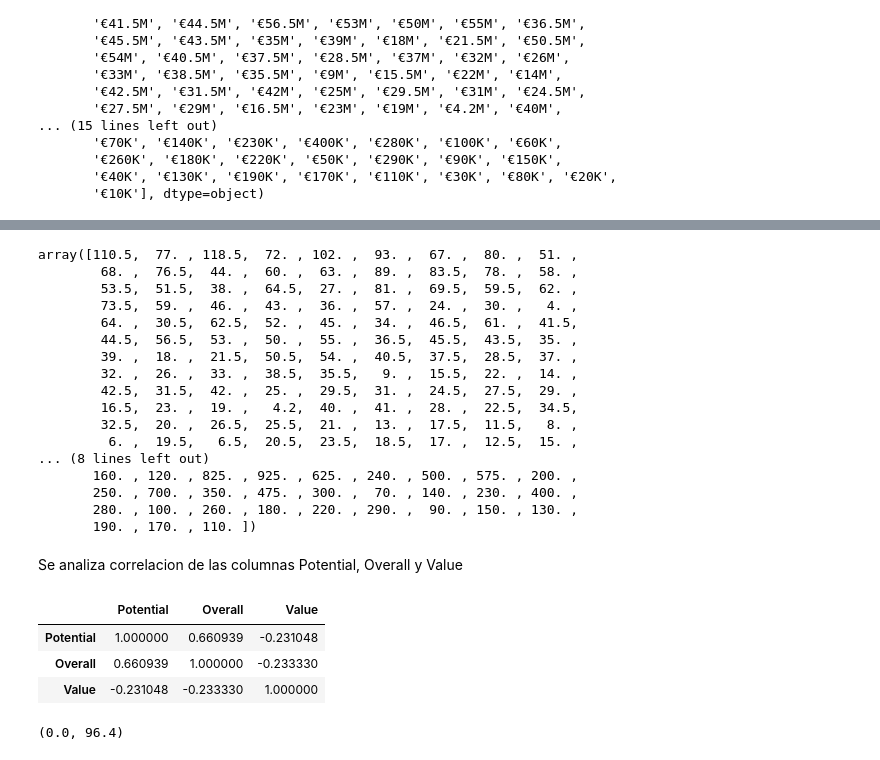
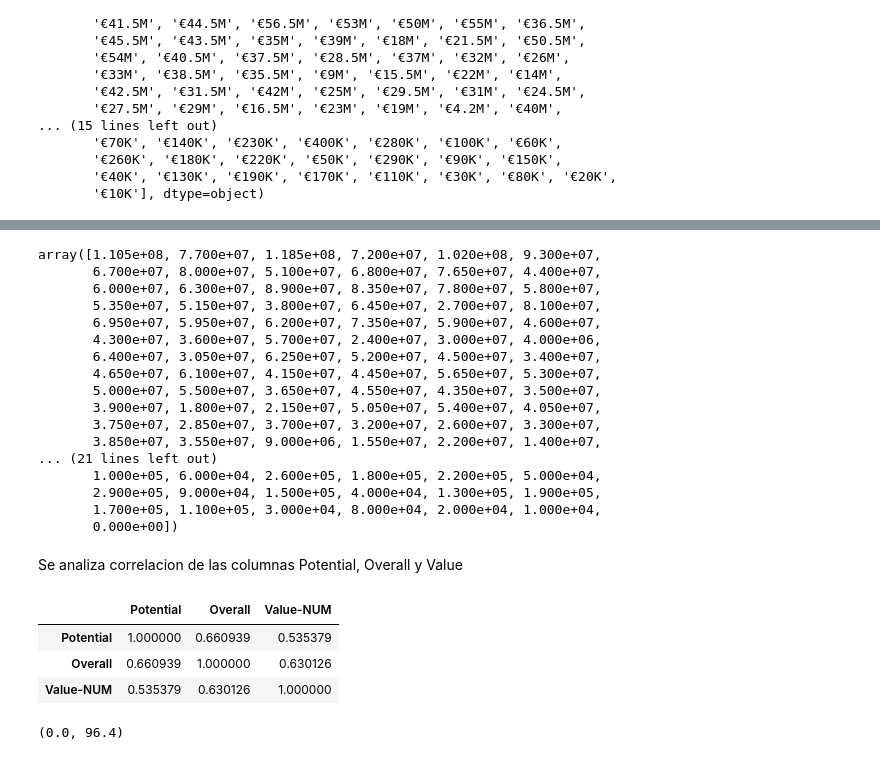
Before and after one commit to KenderWebos/python-data-science, a Jupyter notebook: tarea_4/Main/tarea4-fifa.ipynb, the cells around one changed output, grey strips where cells are left out. Cells and saved outputs as stored; diff of their text form; code cells hidden in the pictures.

```diff
--- a/tarea_4/Main/tarea4-fifa.ipynb
+++ b/tarea_4/Main/tarea4-fifa.ipynb
@@ -70,2 +85,6 @@ array(['€110.5M', '€77M', '€118.5M', '€72M', '€102M', '€93M', '€67
+# %%
+
+
+df['Value-NUM'] = df_value_num['Value-NUM']
 # %%
-df['Value'] = df['Value'].astype(str).apply(lambda x: x[1:-1])
+#df['Value'] = df['Value'].astype(str).apply(lambda x: x[1:-1])
@@ -72,38 +117,36 @@ df['Value'] = df['Value'].astype(str).apply(lambda x: x[1:-1])
 # %%
 df.replace(' ', np.nan, inplace = True)
 df.replace('', np.nan, inplace = True)
-df["Value"].replace(np.nan, 0, inplace=True)
+df["Value-NUM"].replace(np.nan, 0, inplace=True)
-# %%
-df['Value'] = df['Value'].astype("float64")
 # %%
-df['Value'].unique()
+df['Value-NUM'].unique()
 # %% [output]
-array([110.5,  77. , 118.5,  72. , 102. ,  93. ,  67. ,  80. ,  51. ,
-        68. ,  76.5,  44. ,  60. ,  63. ,  89. ,  83.5,  78. ,  58. ,
-        53.5,  51.5,  38. ,  64.5,  27. ,  81. ,  69.5,  59.5,  62. ,
-        73.5,  59. ,  46. ,  43. ,  36. ,  57. ,  24. ,  30. ,   4. ,
-        64. ,  30.5,  62.5,  52. ,  45. ,  34. ,  46.5,  61. ,  41.5,
-        44.5,  56.5,  53. ,  50. ,  55. ,  36.5,  45.5,  43.5,  35. ,
-        39. ,  18. ,  21.5,  50.5,  54. ,  40.5,  37.5,  28.5,  37. ,
-        32. ,  26. ,  33. ,  38.5,  35.5,   9. ,  15.5,  22. ,  14. ,
-        42.5,  31.5,  42. ,  25. ,  29.5,  31. ,  24.5,  27.5,  29. ,
-        16.5,  23. ,  19. ,   4.2,  40. ,  41. ,  28. ,  22.5,  34.5,
-        32.5,  20. ,  26.5,  25.5,  21. ,  13. ,  17.5,  11.5,   8. ,
-         6. ,  19.5,   6.5,  20.5,  23.5,  18.5,  17. ,  12.5,  15. ,
-... (8 lines left out)
-       160. , 120. , 825. , 925. , 625. , 240. , 500. , 575. , 200. ,
-       250. , 700. , 350. , 475. , 300. ,  70. , 140. , 230. , 400. ,
-       280. , 100. , 260. , 180. , 220. , 290. ,  90. , 150. , 130. ,
-       190. , 170. , 110. ])
+array([1.105e+08, 7.700e+07, 1.185e+08, 7.200e+07, 1.020e+08, 9.300e+07,
+       6.700e+07, 8.000e+07, 5.100e+07, 6.800e+07, 7.650e+07, 4.400e+07,
+       6.000e+07, 6.300e+07, 8.900e+07, 8.350e+07, 7.800e+07, 5.800e+07,
+       5.350e+07, 5.150e+07, 3.800e+07, 6.450e+07, 2.700e+07, 8.100e+07,
+       6.950e+07, 5.950e+07, 6.200e+07, 7.350e+07, 5.900e+07, 4.600e+07,
+       4.300e+07, 3.600e+07, 5.700e+07, 2.400e+07, 3.000e+07, 4.000e+06,
+       6.400e+07, 3.050e+07, 6.250e+07, 5.200e+07, 4.500e+07, 3.400e+07,
+       4.650e+07, 6.100e+07, 4.150e+07, 4.450e+07, 5.650e+07, 5.300e+07,
+       5.000e+07, 5.500e+07, 3.650e+07, 4.550e+07, 4.350e+07, 3.500e+07,
+       3.900e+07, 1.800e+07, 2.150e+07, 5.050e+07, 5.400e+07, 4.050e+07,
+       3.750e+07, 2.850e+07, 3.700e+07, 3.200e+07, 2.600e+07, 3.300e+07,
+       3.850e+07, 3.550e+07, 9.000e+06, 1.550e+07, 2.200e+07, 1.400e+07,
+... (21 lines left out)
+       1.000e+05, 6.000e+04, 2.600e+05, 1.800e+05, 2.200e+05, 5.000e+04,
+       2.900e+05, 9.000e+04, 1.500e+05, 4.000e+04, 1.300e+05, 1.900e+05,
+       1.700e+05, 1.100e+05, 3.000e+04, 8.000e+04, 2.000e+04, 1.000e+04,
+       0.000e+00])
 # %% [markdown]
 Se analiza correlacion de las columnas Potential, Overall y Value
 # %%
-df[['Potential', 'Overall','Value']].corr()
+df[['Potential', 'Overall','Value-NUM']].corr()
 # %% [output]
-|  | Potential | Overall | Value |
-| Potential | 1.000000 | 0.660939 | -0.231048 |
-| Overall | 0.660939 | 1.000000 | -0.233330 |
-| Value | -0.231048 | -0.233330 | 1.000000 |
+|  | Potential | Overall | Value-NUM |
+| Potential | 1.000000 | 0.660939 | 0.535379 |
+| Overall | 0.660939 | 1.000000 | 0.630126 |
+| Value-NUM | 0.535379 | 0.630126 | 1.000000 |
 # %%
 sns.regplot(x="Potential", y="Overall", data=df)
 plt.ylim(0,)
```
Also changed, not shown: parts of 6 cells of this notebook.
